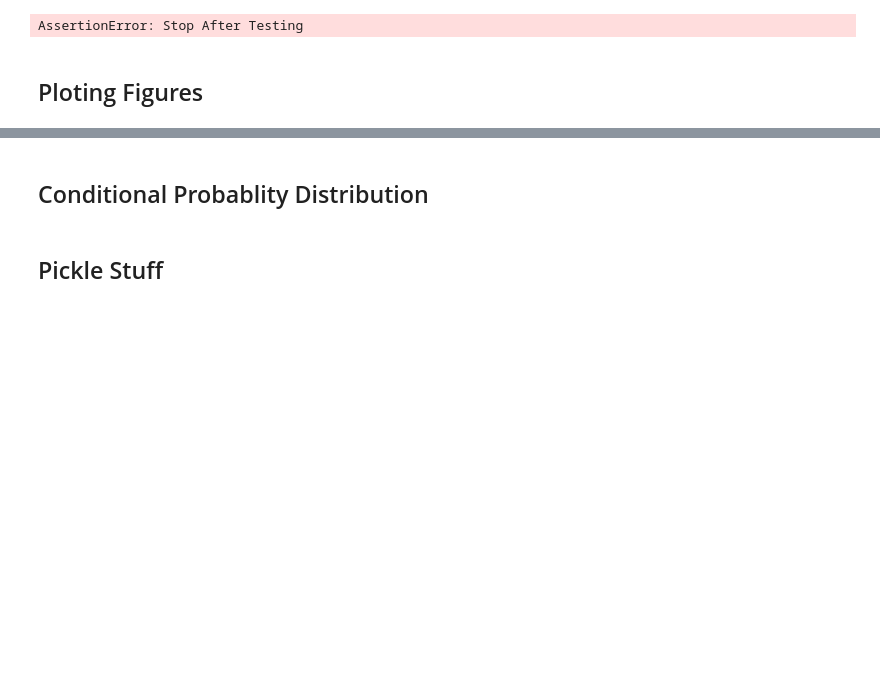
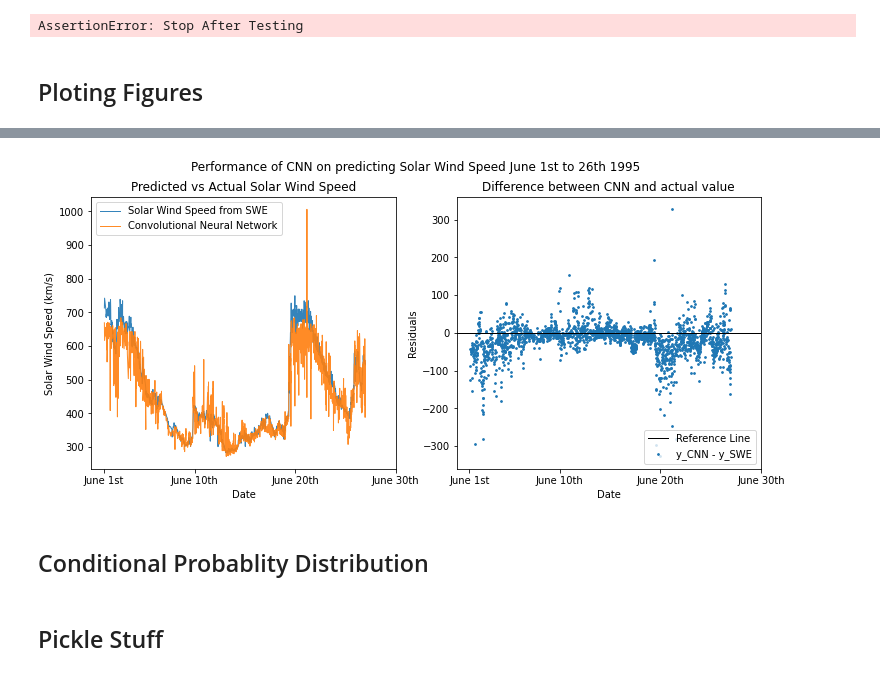
Before and after one commit to AyushmaanAggarwal/qtn-proj-ayu, a Jupyter notebook: cnn_wind.ipynb, the cells around one changed output, grey strips where cells are left out. Drawn from its saved outputs; the diff is of its cells as text; code cells hidden in the pictures; blank space fills up the shorter version.

```diff
--- a/cnn_wind.ipynb
+++ b/cnn_wind.ipynb
@@ -531,26 +545,32 @@ if plot_figs and parameter == "te":
 # %%
 if plot_figs and parameter == "vsw":
     fig, (ax0, ax1) = plt.subplots(1,2, figsize=(6*2,5), facecolor='w')
     fig.suptitle("Performance of CNN on predicting Solar Wind Speed June 1st to 26th 1995")
 
-    ax0.plot(test_time_sorted, denorm_test, label="Solar Wind Speed from SWE",linewidth=2)
-    ax0.plot(test_time_sorted, denorm_pred, label="Convolutional Neural Network",linewidth=2)
+    ax0.plot(test_time_sorted, denorm_test, label="Solar Wind Speed from SWE",linewidth=1, alpha=.9)
+    ax0.plot(test_time_sorted, denorm_pred, label="Convolutional Neural Network",linewidth=1, alpha=.9)
     ax0.set_title("Predicted vs Actual Solar Wind Speed")
-    ax0.set_xlabel("Epoch Time (s)")
+    ax0.set_xticks([801964800, 802742400, 803606400, 804470400])
+    ax0.set_xticklabels(["June 1st",  "June 10th","June 20th","June 30th"])
+    ax0.set_xlabel("Date")
     ax0.set_ylabel("Solar Wind Speed (km/s)")
     ax0.legend()
 
     res = np.subtract(denorm_pred,denorm_test)
     ax1.axhline(0, color='black', linewidth=1, label="Reference Line")
     ax1.scatter(test_time_sorted, res, s=3, label="y_CNN - y_SWE")
 
     ax1.set_title("Difference between CNN and actual value")
-    ax1.set_xlabel("Epoch Time (s)")
+    ax1.set_xticks([801964800, 802742400, 803606400, 804470400])
+    ax1.set_xticklabels(["June 1st",  "June 10th","June 20th","June 30th"])
+    ax1.set_xlabel("Date")
     ax1.set_ylabel("Residuals")
     ax1.legend(loc='lower right')
 
     if save_figs:
         fig.savefig("plots/performance_on_test_dataset_vsw.png", dpi=500)
+# %% [output]
+[figure, added]
 # %%
 if plot_figs and False:
     # Not exactly sure of the purpose of this code
```
Also changed, not shown: parts of 17 cells of this notebook, 9 other files.
